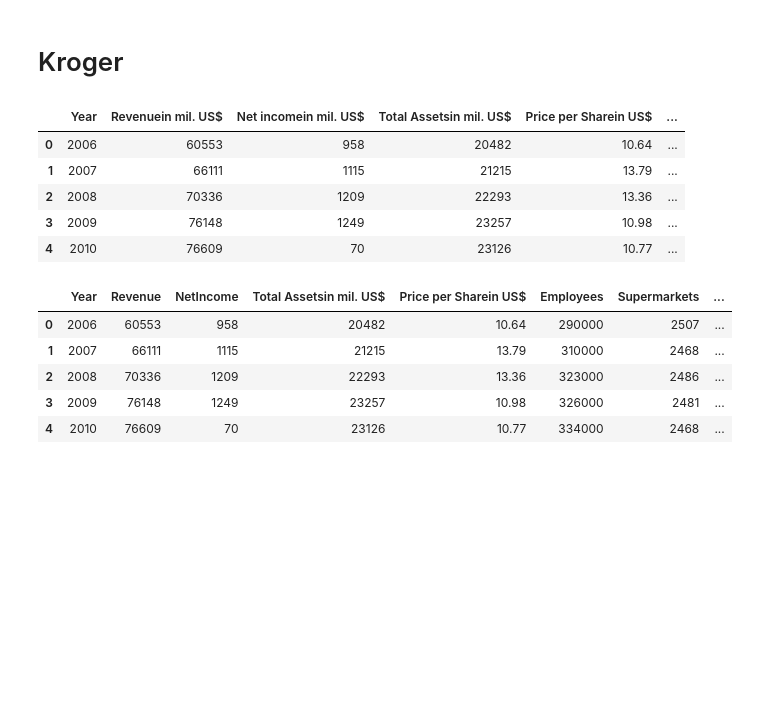
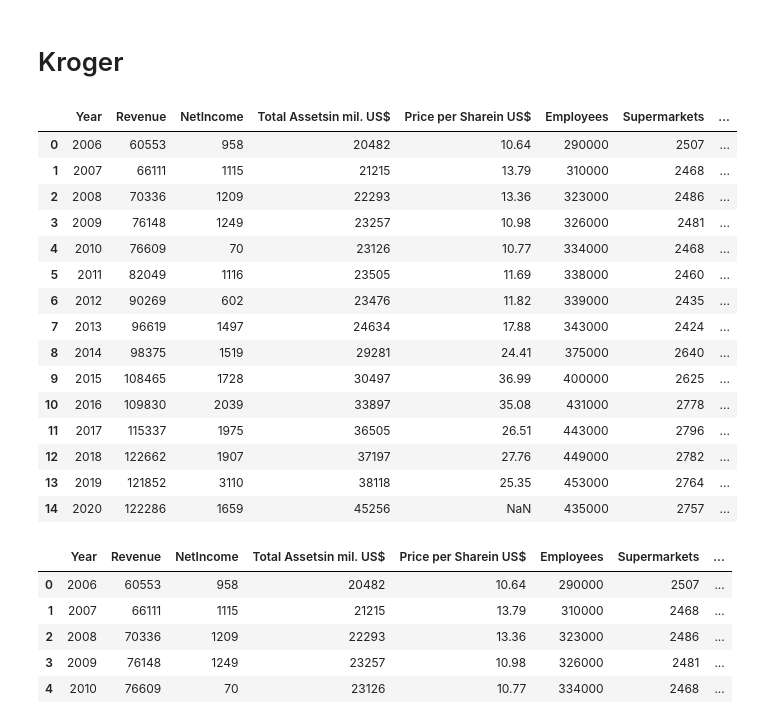
Before and after one commit to aswani848/6830project3, a Jupyter notebook: 6830Project3-1.ipynb, the cells around one changed output. Cells and saved outputs as stored; diff of their text form; code cells hidden in the pictures; blank space fills up the shorter version.

```diff
--- a/6830Project3-1.ipynb
+++ b/6830Project3-1.ipynb
@@ -289,14 +400,24 @@ df_homedepot['companyName']='HomeDepot'
 # %%
 df_kroger=getdf('https://en.wikipedia.org/wiki/Kroger','wikitable float-left')
 # %%
-df_kroger.head()
+df_kroger
 # %% [output]
-|  | Year | Revenuein mil. US$ | Net incomein mil. US$ | Total Assetsin mil. US$ | Price per Sharein US$ | ... |
-| 0 | 2006 | 60553 | 958 | 20482 | 10.64 | ... |
-| 1 | 2007 | 66111 | 1115 | 21215 | 13.79 | ... |
-| 2 | 2008 | 70336 | 1209 | 22293 | 13.36 | ... |
-| 3 | 2009 | 76148 | 1249 | 23257 | 10.98 | ... |
-| 4 | 2010 | 76609 | 70 | 23126 | 10.77 | ... |
+|  | Year | Revenue | NetIncome | Total Assetsin mil. US$ | Price per Sharein US$ | Employees | Supermarkets | ... |
+| 0 | 2006 | 60553 | 958 | 20482 | 10.64 | 290000 | 2507 | ... |
+| 1 | 2007 | 66111 | 1115 | 21215 | 13.79 | 310000 | 2468 | ... |
+| 2 | 2008 | 70336 | 1209 | 22293 | 13.36 | 323000 | 2486 | ... |
+| 3 | 2009 | 76148 | 1249 | 23257 | 10.98 | 326000 | 2481 | ... |
+| 4 | 2010 | 76609 | 70 | 23126 | 10.77 | 334000 | 2468 | ... |
+| 5 | 2011 | 82049 | 1116 | 23505 | 11.69 | 338000 | 2460 | ... |
+| 6 | 2012 | 90269 | 602 | 23476 | 11.82 | 339000 | 2435 | ... |
+| 7 | 2013 | 96619 | 1497 | 24634 | 17.88 | 343000 | 2424 | ... |
+| 8 | 2014 | 98375 | 1519 | 29281 | 24.41 | 375000 | 2640 | ... |
+| 9 | 2015 | 108465 | 1728 | 30497 | 36.99 | 400000 | 2625 | ... |
+| 10 | 2016 | 109830 | 2039 | 33897 | 35.08 | 431000 | 2778 | ... |
+| 11 | 2017 | 115337 | 1975 | 36505 | 26.51 | 443000 | 2796 | ... |
+| 12 | 2018 | 122662 | 1907 | 37197 | 27.76 | 449000 | 2782 | ... |
+| 13 | 2019 | 121852 | 3110 | 38118 | 25.35 | 453000 | 2764 | ... |
+| 14 | 2020 | 122286 | 1659 | 45256 | NaN | 435000 | 2757 | ... |
 # %%
 df_kroger['companyName']='Kroger'
 # %%
```
Also changed, not shown: parts of 35 cells of this notebook.
